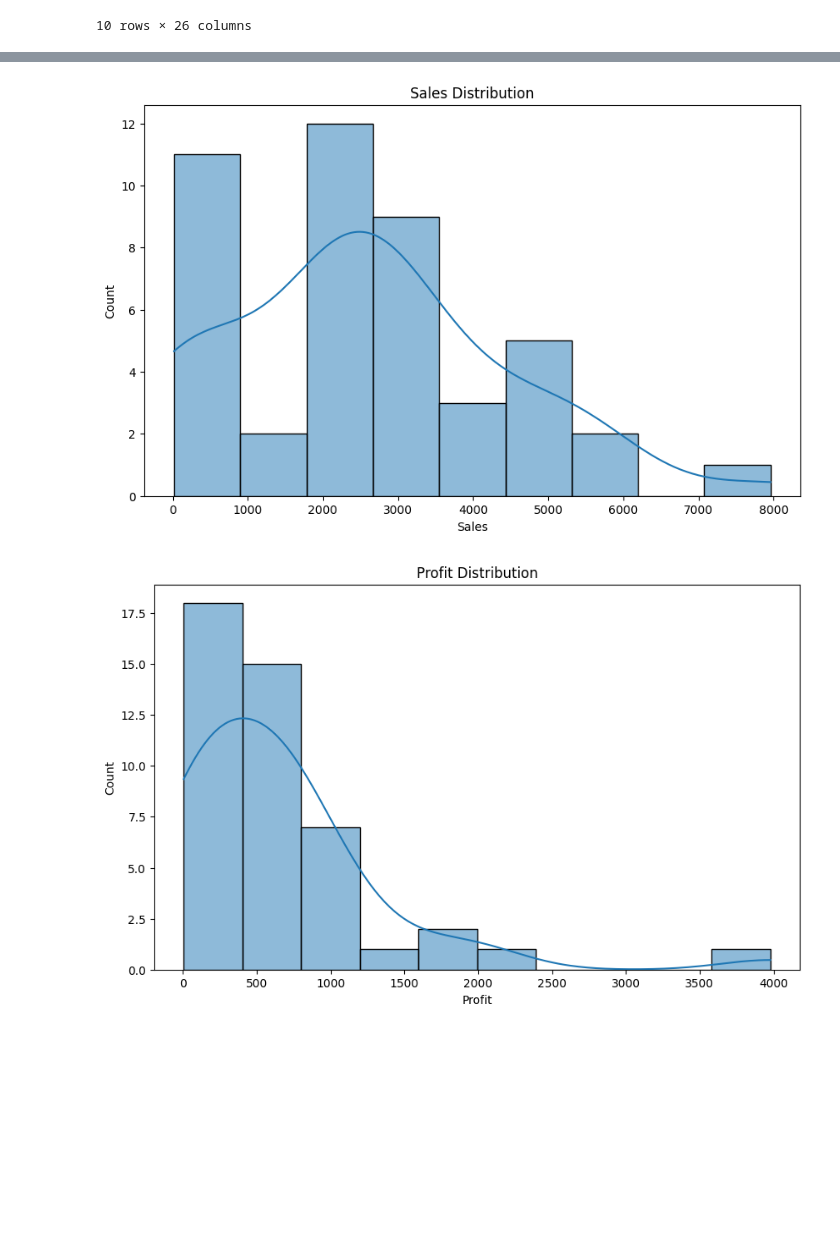
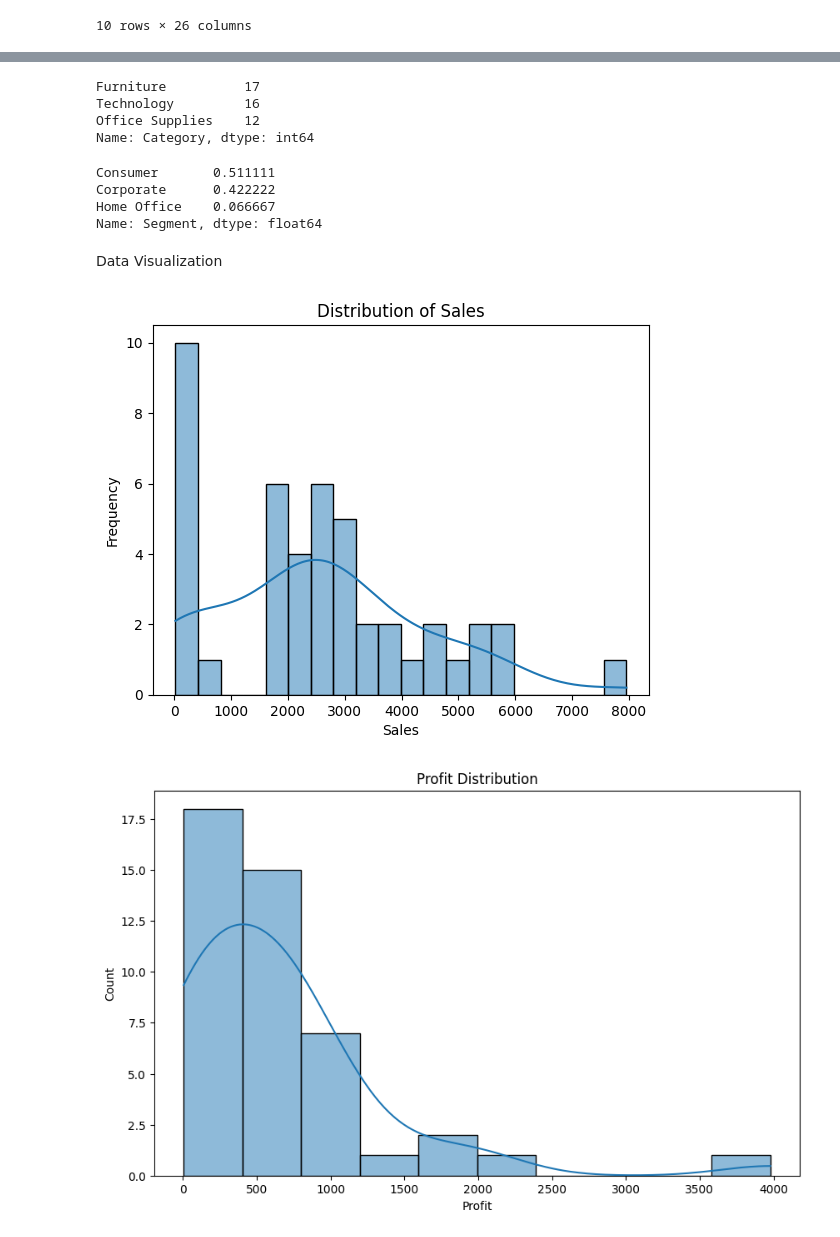
Before and after one commit to AbdullahTaweel/Global_Superstore_Hackathon1, a Jupyter notebook: jupyter_notebooks/global_superstore.ipynb, the cells around one changed output, grey strips where cells are left out. Drawn from its saved outputs; the diff is of its cells as text; code cells hidden in the pictures; blank space fills up the shorter version.

Commit message:
data cleaning and preparation + visualization update

```diff
--- a/jupyter_notebooks/global_superstore.ipynb
+++ b/jupyter_notebooks/global_superstore.ipynb
@@ -274,11 +327,31 @@ global_store_df.describe()
+# %%
+#the count of purchased items by category
+category_counts = global_store_df['Category'].value_counts()
+print(category_counts)
+# %% [output]
+Furniture          17
+Technology         16
+Office Supplies    12
+Name: Category, dtype: int64
+# %%
+segment_proportions = global_store_df['Segment'].value_counts(normalize=True)
+print(segment_proportions)
+# %% [output]
+Consumer       0.511111
+Corporate      0.422222
+Home Office    0.066667
+Name: Segment, dtype: float64
+# %% [markdown]
+Data Visualization
 # %%
-#  Histogram Plot the Sales
-plt.figure(figsize=(10, 6))
-sns.histplot(global_store_df['Sales'], kde=True)
-plt.title('Sales Distribution')
+# Plot histogram for Sales
+sns.histplot(global_store_df['Sales'], bins=20, kde=True)
+plt.title('Distribution of Sales')
+plt.xlabel('Sales')
+plt.ylabel('Frequency')
 plt.show()
 # %% [output]
-[figure, old version]
+[figure, new version]
 # %%
 # Histogram Plot the Profit
 plt.figure(figsize=(10, 6))
```
Also changed, not shown: parts of 13 cells of this notebook.
